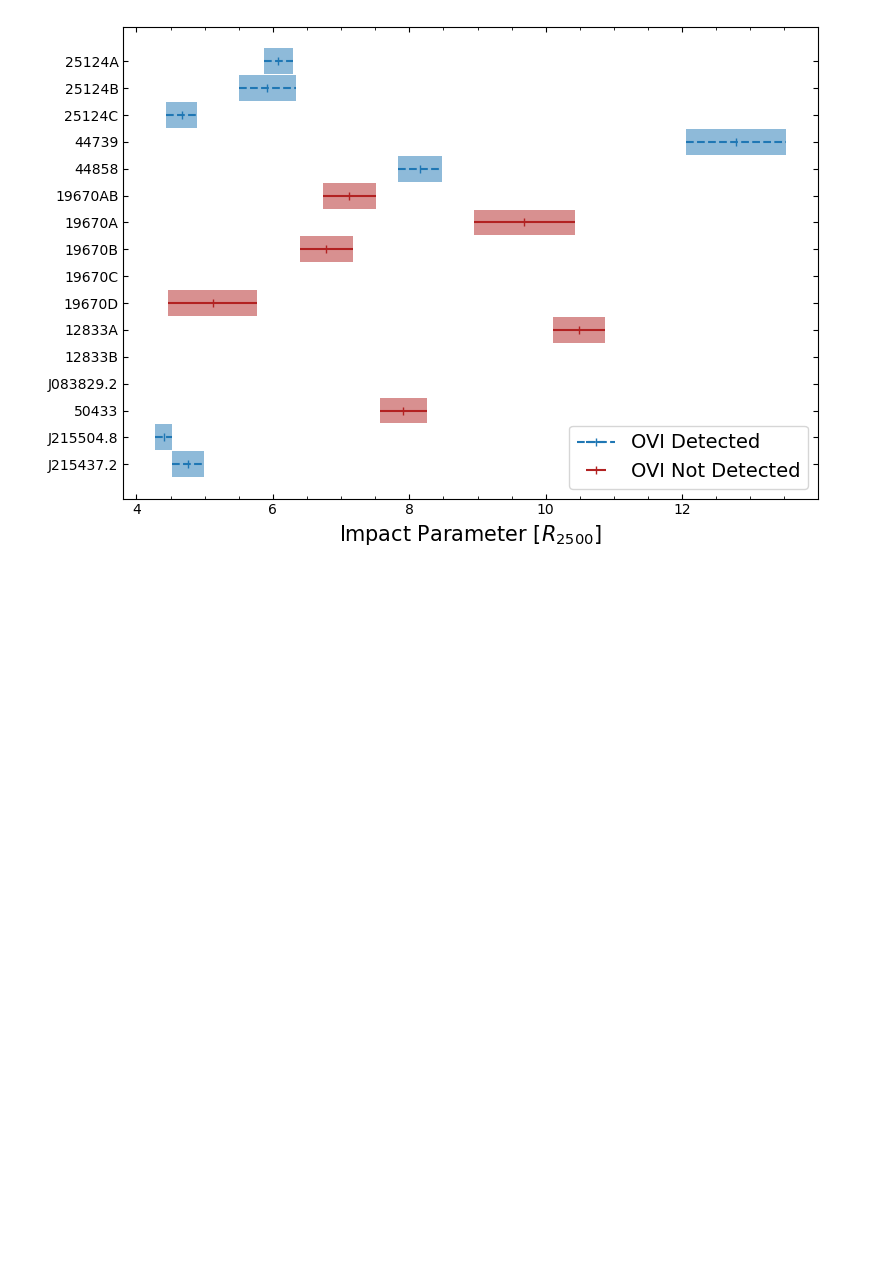
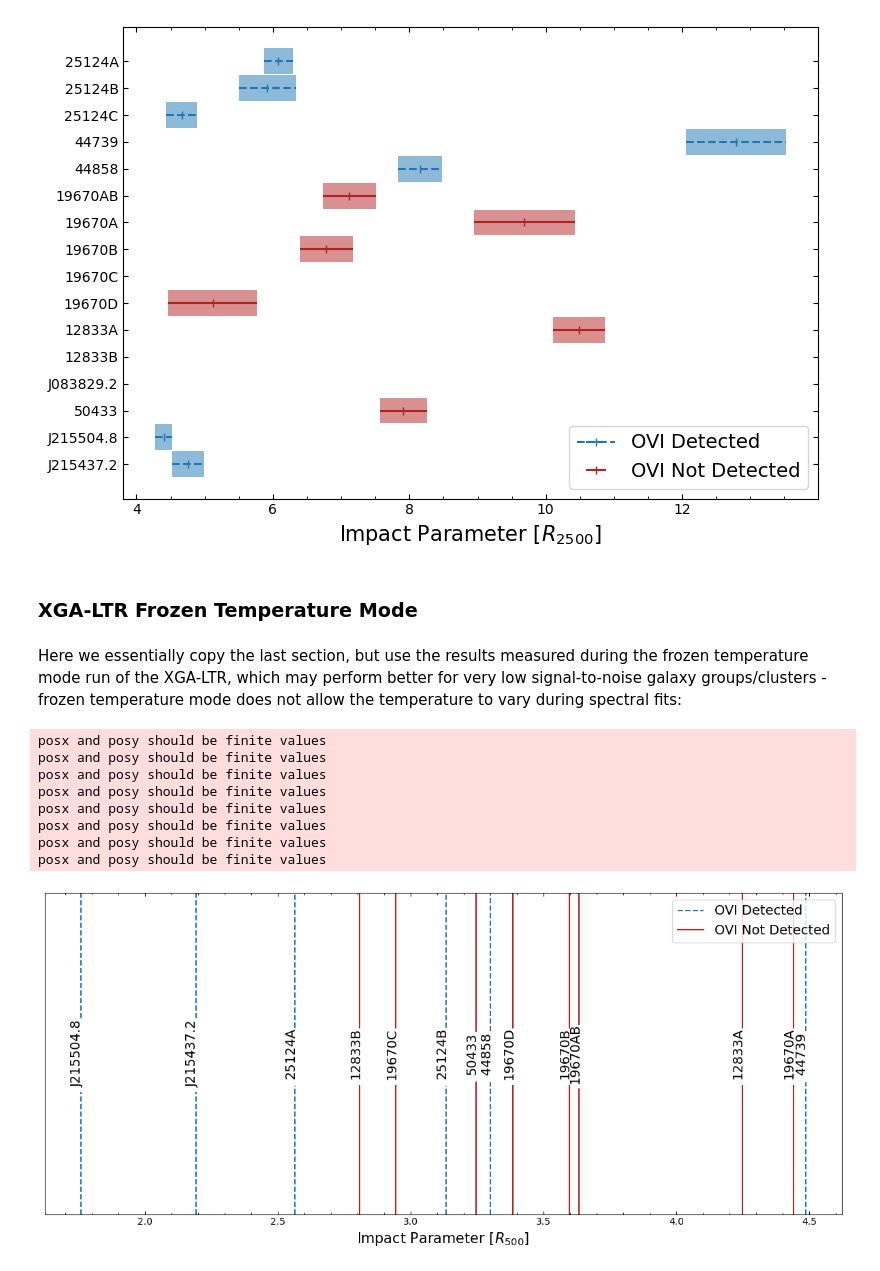
Before and after one commit to DavidT3/OVI_groups, a Jupyter notebook: notebooks/results_analyses/detection_impact_parameter.ipynb, the cells around one changed output. Saved outputs shown, nothing was run; the diff lists cells and outputs as text; code cells hidden in the pictures; blank space fills up the shorter version.

Commit message:
Added the impact parameter plots in ters of R2500, and with the results from the frozen temperature modes

```diff
--- a/notebooks/results_analyses/detection_impact_parameter.ipynb
+++ b/notebooks/results_analyses/detection_impact_parameter.ipynb
@@ -154,0 +210,8 @@ comb
+# %%
+comb_ft = pd.merge(quas, opt_groups, left_on='quasar_name', right_on='quasar', how='outer')
+comb_ft = pd.merge(comb_ft, xray_prop_ft, left_on='name', right_on='opt_name')
+del comb_ft['opt_name']
+del comb_ft['name_x']
+comb_ft = comb_ft.rename(columns={'name_y': 'name'})
+comb_ft = pd.merge(comb_ft, xray_prop_r2500_ft, left_on='name', right_on='name')
+comb_ft
@@ -194,8 +276,17 @@ r500 = Quantity(comb['r500'], 'kpc') / Quantity(1, r500_unit)
 r500_err = Quantity(comb['r500+-'], 'kpc') / Quantity(1, r500_unit)
 r2500 = Quantity(comb['r2500'], 'kpc') / Quantity(1, r500_unit)
 r2500_err = Quantity(comb['r2500+-'], 'kpc') / Quantity(1, r500_unit)
+
+r500_ft = Quantity(comb_ft['r500'], 'kpc') / Quantity(1, r500_unit)
+r500_ft_err = Quantity(comb_ft['r500+-'], 'kpc') / Quantity(1, r500_unit)
+r2500_ft = Quantity(comb_ft['r2500'], 'kpc') / Quantity(1, r500_unit)
+r2500_ft_err = Quantity(comb_ft['r2500+-'], 'kpc') / Quantity(1, r500_unit)
 # %%
 xr500_scale_imp_fac = xray_kpc_seps / r500
 xr500_scale_imp_fac_err = (xray_kpc_seps * r500_err) / (r500**2)
 xr500_scale_imp_fac
+
+xr500_ft_scale_imp_fac = xray_kpc_seps / r500_ft
+xr500_ft_scale_imp_fac_err = (xray_kpc_seps * r500_ft_err) / (r500**2)
+xr500_ft_scale_imp_fac
 # %% [output]
@@ -560,3 +663,59 @@ plt.tight_layout()
 plt.show()
 # %% [output]
 [figure]
+# %% [markdown]
+### XGA-LTR Frozen Temperature Mode
+# %% [markdown]
+Here we essentially copy the last section, but use the results measured during the frozen temperature mode run of the XGA-LTR, which may perform better for very low signal-to-noise galaxy groups/clusters - frozen temperature mode does not allow the temperature to vary during spectral fits:
+# %%
+plt.figure(figsize=(12, 5.5))
+ax = plt.gca()
+
+plt.minorticks_on()
+plt.tick_params(which='both', direction='in', top=True, right=True)
+
+plt.xlabel(r'Impact Parameter [$R_{500}$]', fontsize=15)
+
+det_lab = False
+not_det_lab = False
+for row_ind, row in comb_ft.iterrows():
+    rel_name = row['name'].split('-')[0].split('+')[0]
+    d_rad = xr500_ft_scale_imp_fac[row_ind].value
+    ax.annotate(rel_name, (d_rad - 0.04, 0.5), rotation=90, verticalalignment='center',
+                             color='black', fontsize=14, xycoords=('data', 'axes fraction'))
+    if row['OVI_det']:
+        if not det_lab:
+            lab = 'OVI Detected'
+            det_lab = True
+        else:
+            lab = ''
+        plt.axvline(d_rad, color='tab:blue', linestyle='dashed',
+                    label=lab, ymax=y_stop_start[rel_name][0])
+        plt.axvline(d_rad, color='tab:blue', linestyle='dashed', ymin=y_stop_start[rel_name][1], ymax=1)
+    else:
+        if not not_det_lab:
+            lab = 'OVI Not Detected'
+            not_det_lab = True
+
+        else:
+            lab = ''
+        plt.axvline(d_rad, color='firebrick', label=lab, ymax=y_stop_start[rel_name][0])
+        plt.axvline(d_rad, color='firebrick', ymin=y_stop_start[rel_name][1], ymax=1)
+
+
+plt.yticks([])
+plt.legend(loc=1, fontsize=14)
+
+plt.tight_layout()
+plt.savefig("../../outputs/figures/xray_r500_froztemp_impact_par.pdf")
+plt.show()
+# %% [output]
+posx and posy should be finite values
+posx and posy should be finite values
+posx and posy should be finite values
+posx and posy should be finite values
+posx and posy should be finite values
+posx and posy should be finite values
+posx and posy should be finite values
+posx and posy should be finite values
+[figure, added]
```
Also changed, not shown: parts of 16 cells of this notebook.
